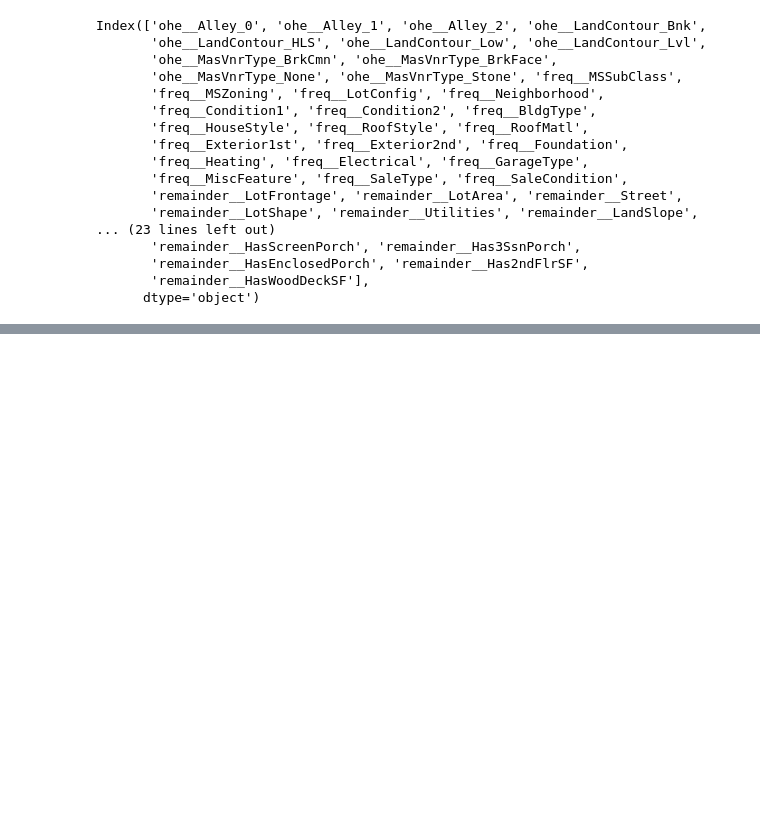
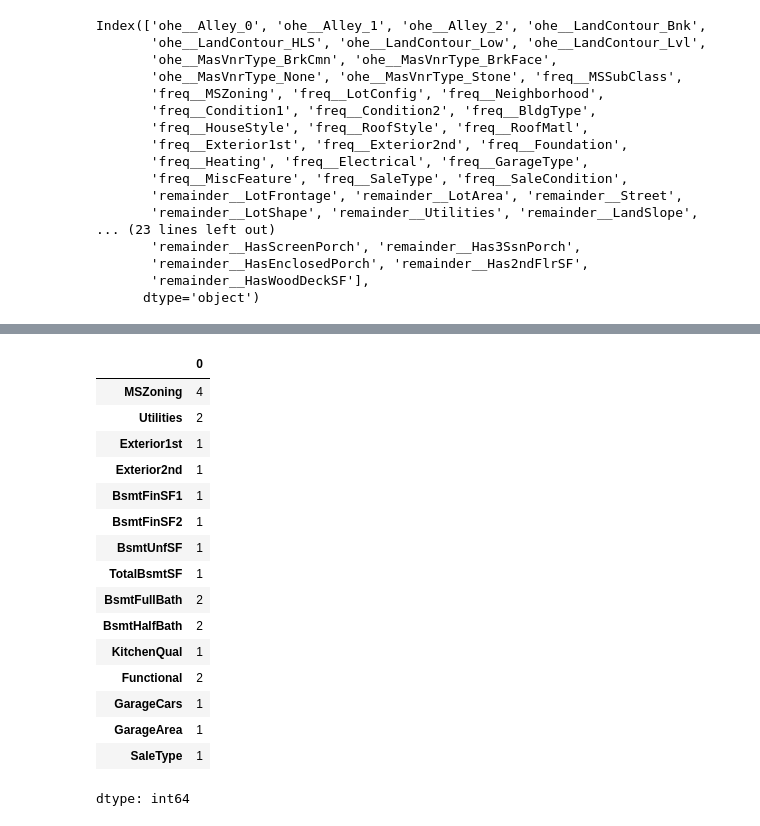
Before and after one commit to ShriVarshaan/kaggle_projects, a Jupyter notebook: 04_house_prices_advanced/04_house_prices_advanced.ipynb, the cells around one changed output, grey strips where cells are left out. Cells and saved outputs as stored; diff of their text form; code cells hidden in the pictures; blank space fills up the shorter version.

```diff
--- a/04_house_prices_advanced/04_house_prices_advanced.ipynb
+++ b/04_house_prices_advanced/04_house_prices_advanced.ipynb
@@ -557,0 +698,20 @@ y = train_df["remainder__SalePrice"]
+# %%
+test_df.isnull().sum()[test_df.isnull().sum() > 0]
+# %% [output]
+|  | 0 |
+| MSZoning | 4 |
+| Utilities | 2 |
+| Exterior1st | 1 |
+| Exterior2nd | 1 |
+| BsmtFinSF1 | 1 |
+| BsmtFinSF2 | 1 |
+| BsmtUnfSF | 1 |
+| TotalBsmtSF | 1 |
+| BsmtFullBath | 2 |
+| BsmtHalfBath | 2 |
+| KitchenQual | 1 |
+| Functional | 2 |
+| GarageCars | 1 |
+| GarageArea | 1 |
+| SaleType | 1 |
+dtype: int64
```
Also changed, not shown: parts of 21 cells of this notebook.
